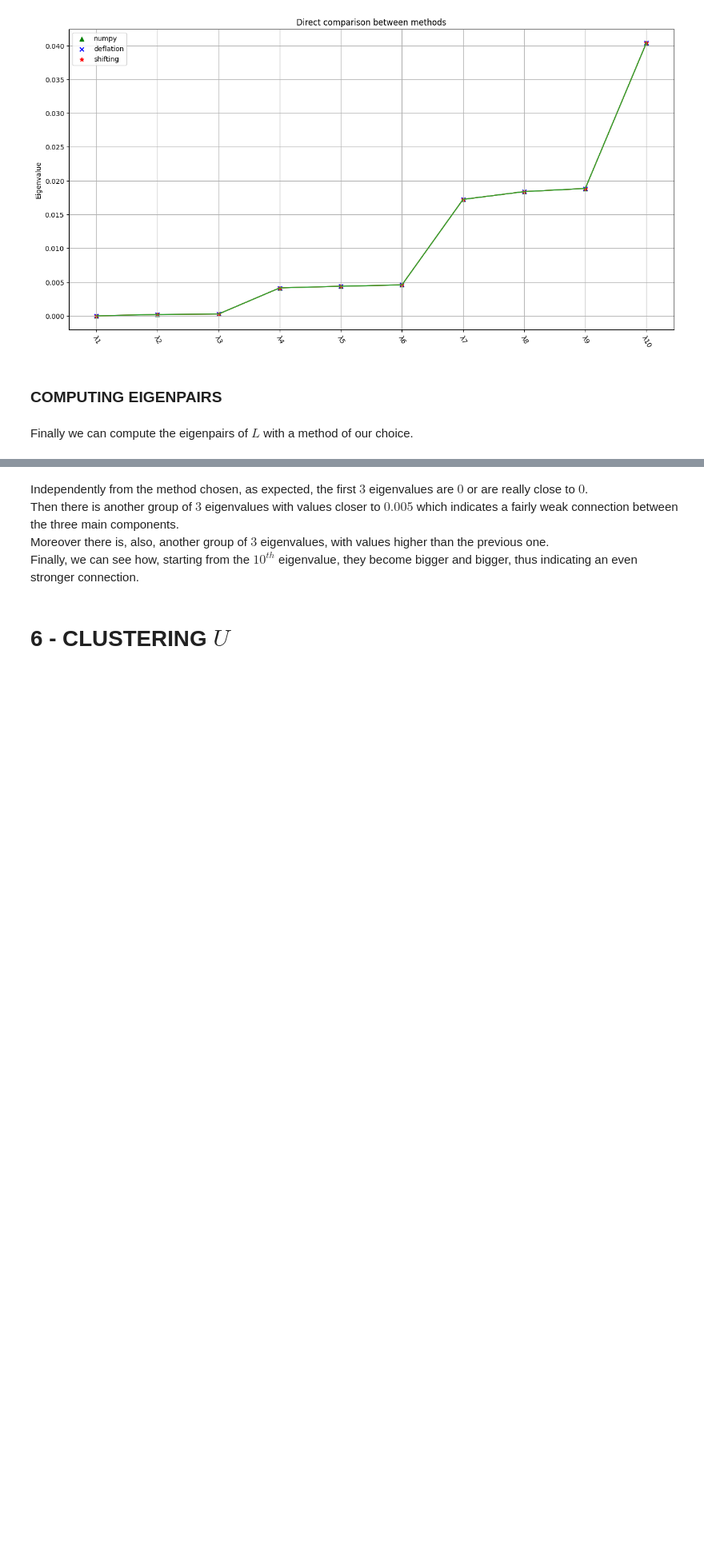
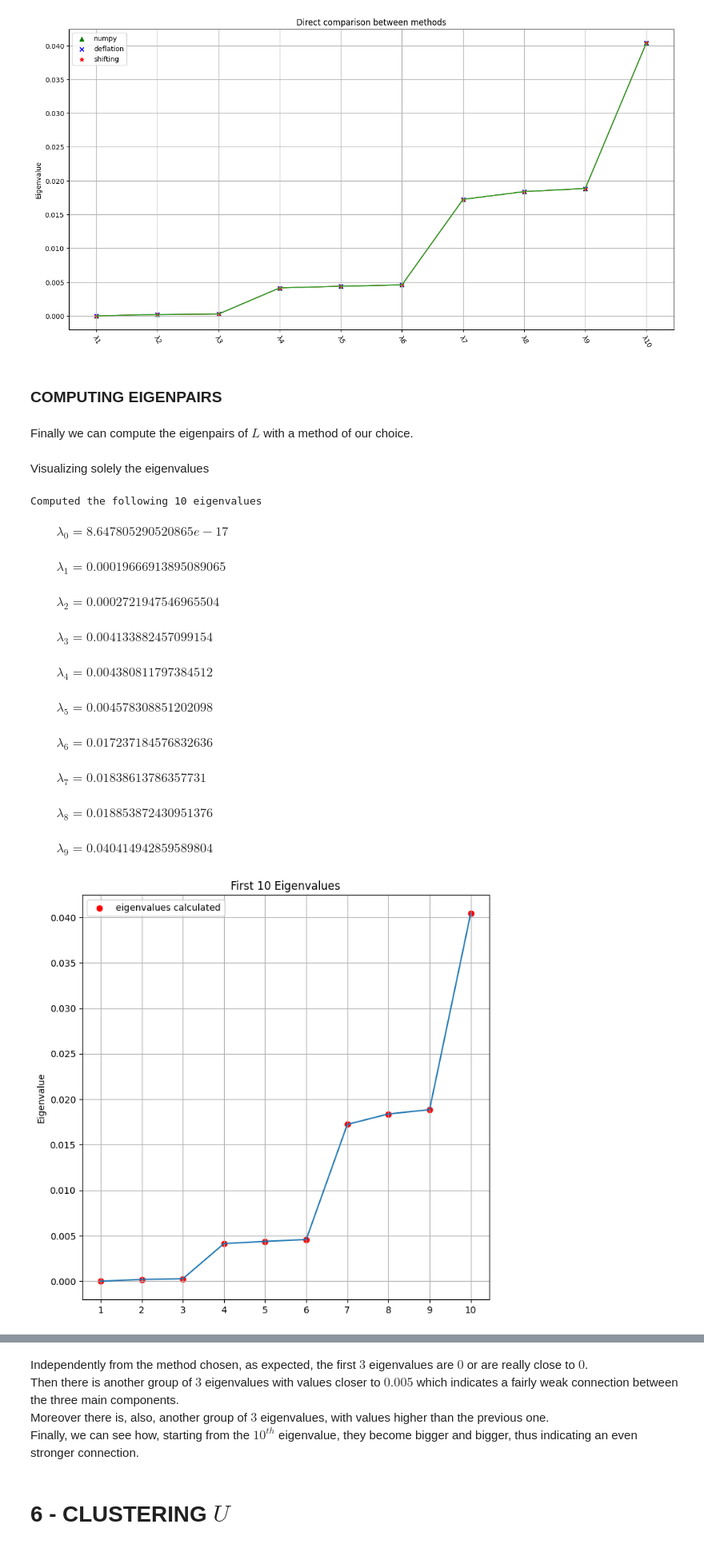
Before and after one commit to Nuzz23/02TWYSM-Computational-linear-algebra-for-large-scale-problems, a Jupyter notebook: Assignments/Berrone/HW_SC.ipynb, the cells around one changed output, grey strips where cells are left out. Shown: that part at 80% size. Saved outputs shown, nothing was run; the diff lists cells and outputs as text; code cells hidden in the pictures; blank space fills up the shorter version.

```diff
--- a/Assignments/Berrone/HW_SC.ipynb
+++ b/Assignments/Berrone/HW_SC.ipynb
@@ -83,7 +97,7 @@ def buildSimilarityMatrix(circle:pd.DataFrame, k:int=NEIGHBORS, sigma:int=1):
 
     return matrix
 
-W = buildSimilarityMatrix(spiral[['x', 'y']], NEIGHBORS)
+W = buildSimilarityMatrix(data[['x', 'y']], NEIGHBORS)
 # %% [markdown]
 <h4><b>Symmetry problem</b></h4>
 The main problem that may occur when building this matrix is related to the required symmetry.
@@ -262,7 +291,7 @@ def inversePowerMethodAlgorithm(A:np, V:np, p:float, maxIter:int=200, tol: float
 # %% [markdown]
 #### <b>Using Shifting </b>
 # %%
-def applyInversePowerMethodWithShifting(A:np, numEig:int=10, maxIter:int=1e4, tol: float=EPS)->list[list[float], list[np]]:
+def applyInversePowerMethodWithShifting(A:np, numEig:int=EIGENPAIRS, maxIter:int=1e4, tol: float=EPS)->list[list[float], list[np]]:
     temp = A.copy()
 
     # Pre allocated for speed
@@ -282,7 +311,7 @@ def applyInversePowerMethodWithShifting(A:np, numEig:int=10, maxIter:int=1e4, to
 def nothing():
     eigV, vect = np.linalg.eigh(L)
 
-    for i,(v1,v2) in enumerate(zip(vect[:, np.argsort(eigV)[:10]].T, applyInversePowerMethodWithShifting(L)[1].T)):
+    for i,(v1,v2) in enumerate(zip(vect[:, np.argsort(eigV)[:EIGENPAIRS]].T, applyInversePowerMethodWithShifting(L)[1].T)):
         print(i)
         for j in range(v1.shape[0]):
             print(v1[j],'\t', v2[j])
@@ -290,7 +319,7 @@ def nothing():
 # %% [markdown]
 #### <b>Using Deflation</b>
 # %%
-def applyInversePowerMethodWithDeflation(A:np, numEig:int=10, maxIter:int=1e4, tol: float=EPS)->list[list[float], list[np]]:
+def applyInversePowerMethodWithDeflation(A:np, numEig:int=EIGENPAIRS, maxIter:int=1e4, tol: float=EPS)->list[list[float], list[np]]:
     matrix = A.copy()
 
     # Pre allocated for speed
@@ -305,8 +334,7 @@ def applyInversePowerMethodWithDeflation(A:np, numEig:int=10, maxIter:int=1e4, t
                                                 np.random.rand(A.shape[0]-i), p=1e-5, maxIter=maxIter, tol=tol)
 
         P[i, i:, i:]=P[i, i:, i:] - 2*(temp:=(eigVecs[i:, i].reshape(-1,1) + np.eye(N=matrix.shape[0]-i, M=1))).T*temp/np.linalg.norm(temp, 2)**2
-
-
+        # raise ValueError('da implementare autovettori')
 
     return eigVal, eigVecs
 # %% [markdown]
@@ -380,13 +408,31 @@ Eigenvalues calculated : 10
 # %% [markdown]
 Finally we can compute the eigenpairs of $L$ with a method of our choice.
 # %%
-def computeEigenpairs(L:np, numEig:int=10, method:str|None='numpy', maxIter:int|None=1e4, tol:float=EPS)->list[np, np]:
+def computeEigenpairs(L:np, numEig:int=EIGENPAIRS, method:str|None='numpy', maxIter:int|None=1e4, tol:float=EPS)->list[np, np]:
     match method.strip().upper() if method else method:
         case 'DEFLATION': return applyInversePowerMethodWithDeflation(A=L, numEig=numEig, maxIter=maxIter, tol=tol)
         case 'SHIFTING': return applyInversePowerMethodWithShifting(A=L, numEig=numEig, maxIter=maxIter, tol=tol)
         case _:  return (eigenpairs :=np.linalg.eigh(L))[0][:numEig], eigenpairs[1][:numEig]
 
-eigenvalues, U = computeEigenpairs(L, method='deflation')
+eigenvalues, U = computeEigenpairs(L, method='shifting')
+U = pd.DataFrame(U, index=[f'x[j, {i}]' for i in range(1, U.shape[0]+1)], columns=[f'x{i+1}' for i in range(EIGENPAIRS)], dtype=np.float32)
 
 # NOTE: from now on we won't be needing L so we can convert it to a sparse format to save memory space
 # L = setAsSparseMatrix(L)
+# %% [markdown]
+Visualizing solely the eigenvalues
+# %%
+printEigenValues(eigenvalues, legendText='eigenvalues calculated')
+# %% [output]
+Computed the following 10 eigenvalues
+$\displaystyle \hspace{2em}\lambda_{0} = 8.647805290520865e-17$
+$\displaystyle \hspace{2em}\lambda_{1} = 0.00019666913895089065$
+$\displaystyle \hspace{2em}\lambda_{2} = 0.0002721947546965504$
+$\displaystyle \hspace{2em}\lambda_{3} = 0.004133882457099154$
+$\displaystyle \hspace{2em}\lambda_{4} = 0.004380811797384512$
+$\displaystyle \hspace{2em}\lambda_{5} = 0.004578308851202098$
+$\displaystyle \hspace{2em}\lambda_{6} = 0.017237184576832636$
+$\displaystyle \hspace{2em}\lambda_{7} = 0.01838613786357731$
+$\displaystyle \hspace{2em}\lambda_{8} = 0.018853872430951376$
+$\displaystyle \hspace{2em}\lambda_{9} = 0.040414942859589804$
+[figure, added]
```
Also changed, not shown: parts of 20 cells of this notebook.
